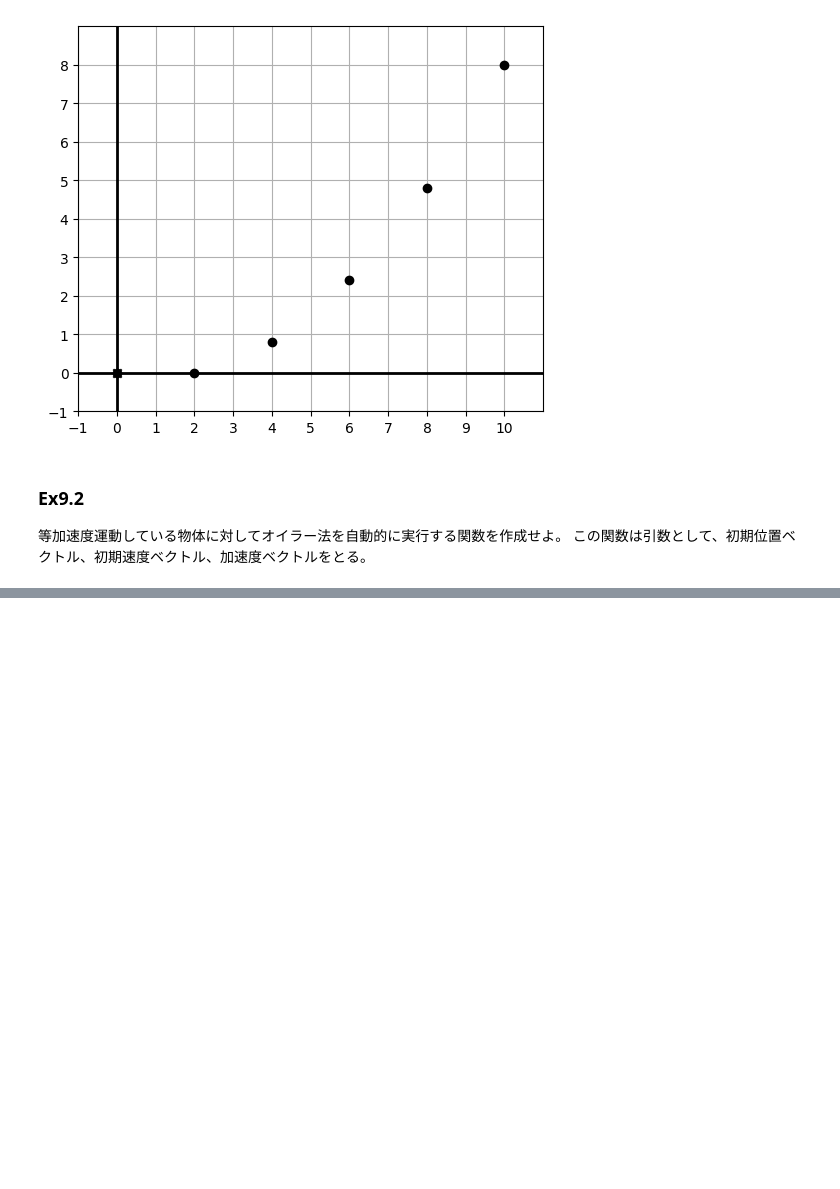
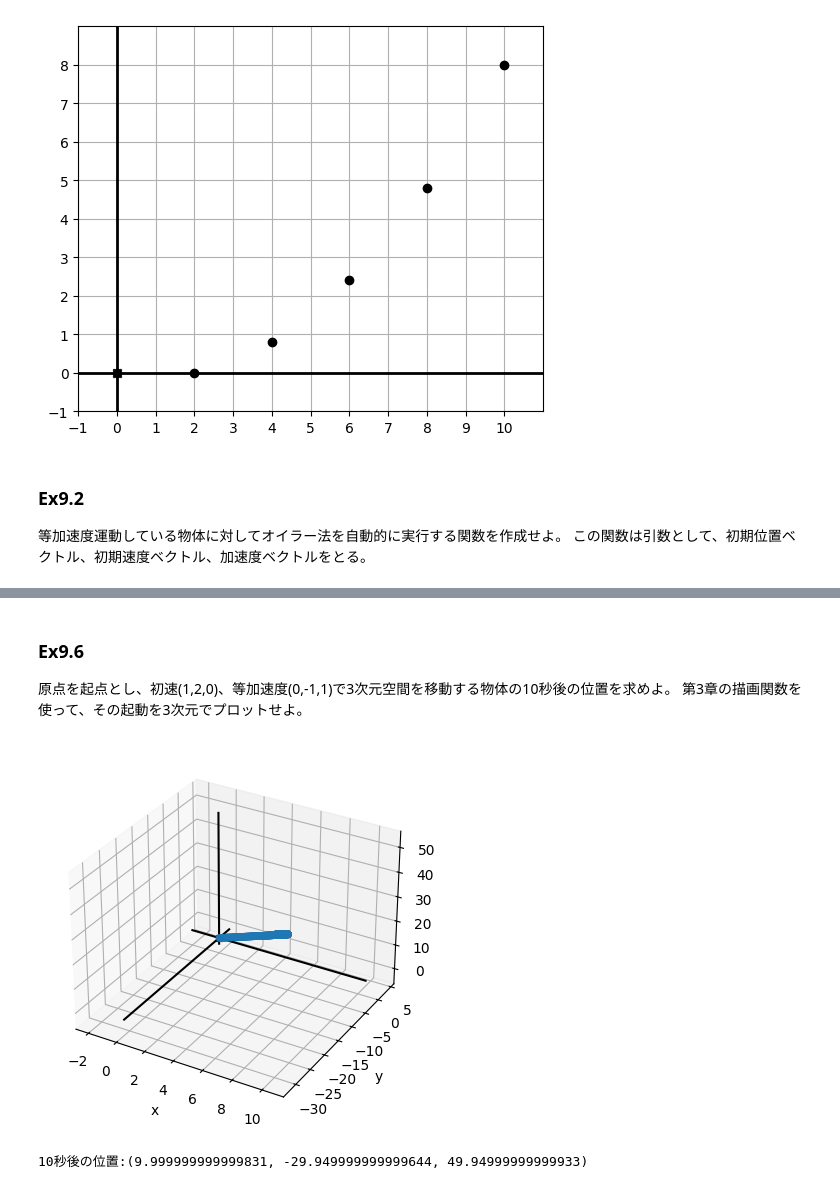
Before and after one commit to kjmatsuda/Math-for-Programmers, a Jupyter notebook: Chapter_09/ex9.ipynb, the cells around one changed output, grey strips where cells are left out. Drawn from its saved outputs; the diff is of its cells as text; code cells hidden in the pictures; blank space fills up the shorter version.

```diff
--- a/Chapter_09/ex9.ipynb
+++ b/Chapter_09/ex9.ipynb
@@ -48,0 +153,24 @@ def eulers_method(s0,v0,a,total_time,step_count):
+# %% [markdown]
+### Ex9.6
+原点を起点とし、初速(1,2,0)、等加速度(0,-1,1)で3次元空間を移動する物体の10秒後の位置を求めよ。
+第3章の描画関数を使って、その起動を3次元でプロットせよ。
+# %%
+from math import sin, cos, pi
+
+t = 0
+s = (0,0,0)
+v = (1,2,0)
+a = (0,-1,1)
+
+ball_trajectory = eulers_method(s,v,a,10,1000)
+
+from draw3d import *
+from colors import *
+draw3d(
+    Points3D(*ball_trajectory, color=blue),
+    )
+
+print("10秒後の位置:{}".format(ball_trajectory[-1]))
+# %% [output]
+[figure, added]
+10秒後の位置:(9.999999999999831, -29.949999999999644, 49.94999999999933)
```
Also changed, not shown: parts of 8 cells of this notebook.
